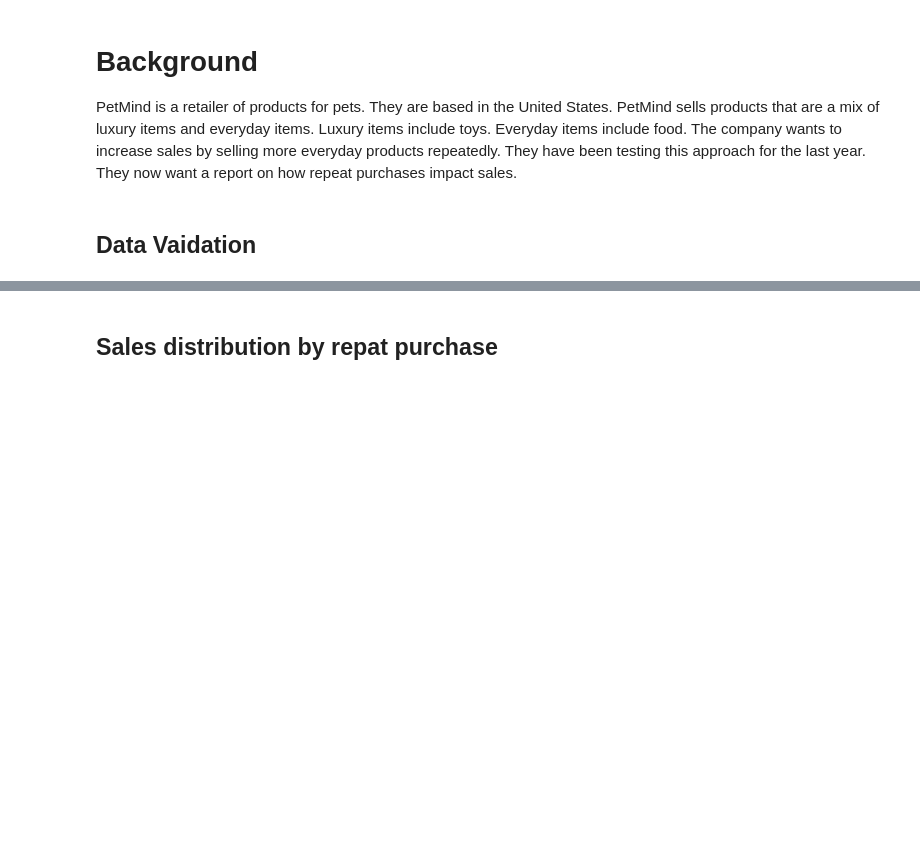
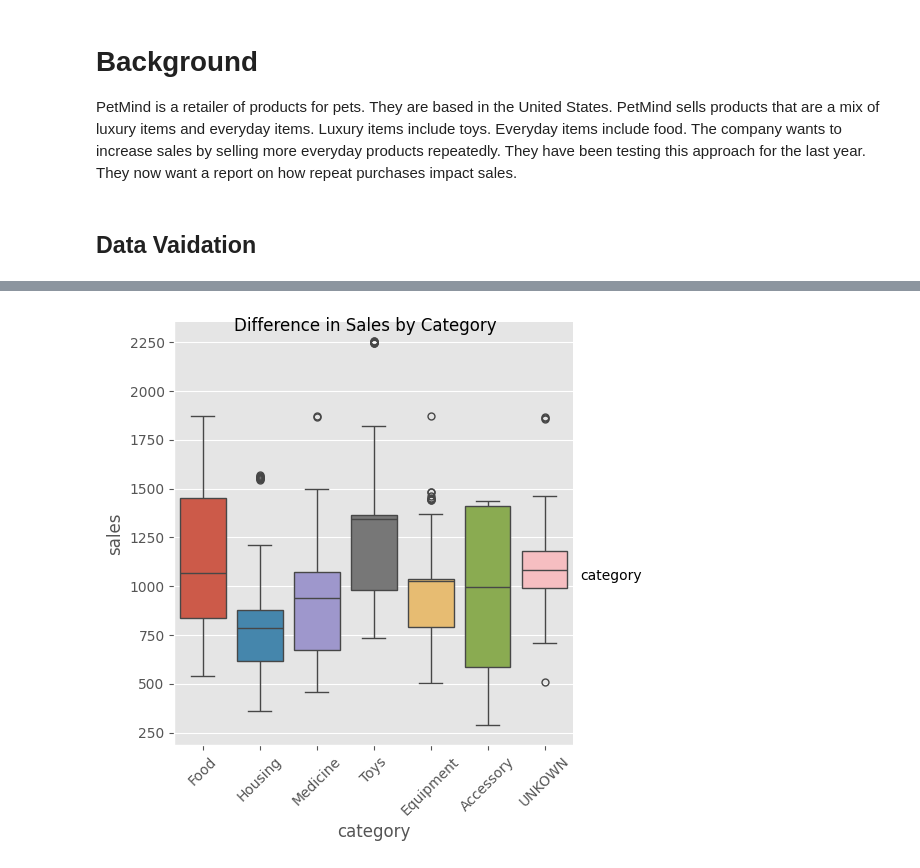
Before and after one commit to karamagid/petmind-analysis, a Jupyter notebook: petmind-analysis.ipynb, the cells around one changed output, grey strips where cells are left out. Saved outputs shown, nothing was run; the diff lists cells and outputs as text; code cells hidden in the pictures; blank space fills up the shorter version.

```diff
--- a/petmind-analysis.ipynb
+++ b/petmind-analysis.ipynb
@@ -205,2 +97,7 @@ The leading sales over animals are birds followed by dogs.
-# %% [markdown]
-## Sales distribution by repat purchase
+# %%
+f = sns.catplot(x='category', y='sales', data=df, hue = 'category', kind='box')
+f.fig.suptitle('Difference in Sales by Category')
+plt.xticks(rotation=45)
+plt.show()
+# %% [output]
+[figure, added]
```
Also changed, not shown: parts of 20 cells of this notebook.
